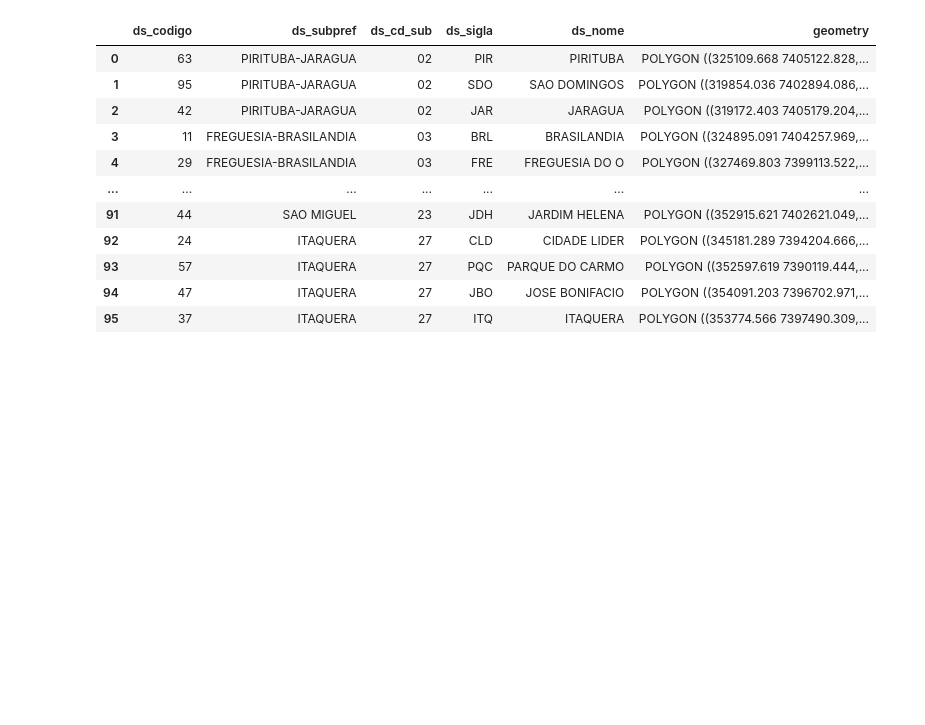
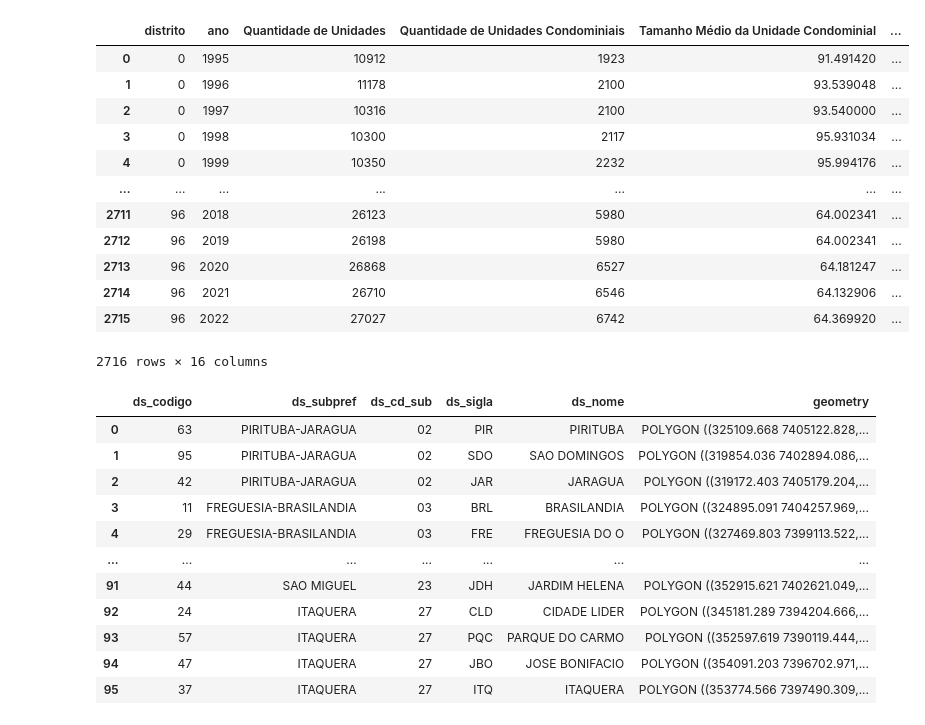
Before and after one commit to cem-usp/dash-iptu, a Jupyter notebook: 02 - Exportando os dados.ipynb, the cells around one changed output. Saved outputs shown, nothing was run; the diff lists cells and outputs as text; code cells hidden in the pictures; blank space fills up the shorter version.

```diff
--- a/02 - Exportando os dados.ipynb
+++ b/02 - Exportando os dados.ipynb
@@ -8,3 +10,19 @@ gdf_distritos = gpd.read_file('data/SIRGAS_GPKG_distrito.gpkg')
+# %%
+pd.read_feather('data/IPTU-Distritos1995-2022-agrupados-por-distrito.feather')
+# %% [output]
+|  | distrito | ano | Quantidade de Unidades | Quantidade de Unidades Condominiais | Tamanho Médio da Unidade Condominial | ... |
+| 0 | 0 | 1995 | 10912 | 1923 | 91.491420 | ... |
+| 1 | 0 | 1996 | 11178 | 2100 | 93.539048 | ... |
+| 2 | 0 | 1997 | 10316 | 2100 | 93.540000 | ... |
+| 3 | 0 | 1998 | 10300 | 2117 | 95.931034 | ... |
+| 4 | 0 | 1999 | 10350 | 2232 | 95.994176 | ... |
+| ... | ... | ... | ... | ... | ... | ... |
+| 2711 | 96 | 2018 | 26123 | 5980 | 64.002341 | ... |
+| 2712 | 96 | 2019 | 26198 | 5980 | 64.002341 | ... |
+| 2713 | 96 | 2020 | 26868 | 6527 | 64.181247 | ... |
+| 2714 | 96 | 2021 | 26710 | 6546 | 64.132906 | ... |
+| 2715 | 96 | 2022 | 27027 | 6742 | 64.369920 | ... |
+2716 rows × 16 columns
 # %%
 gdf_distritos
 # %% [output]
```
Also changed, not shown: parts of 1 cell of this notebook, 2 other files.
